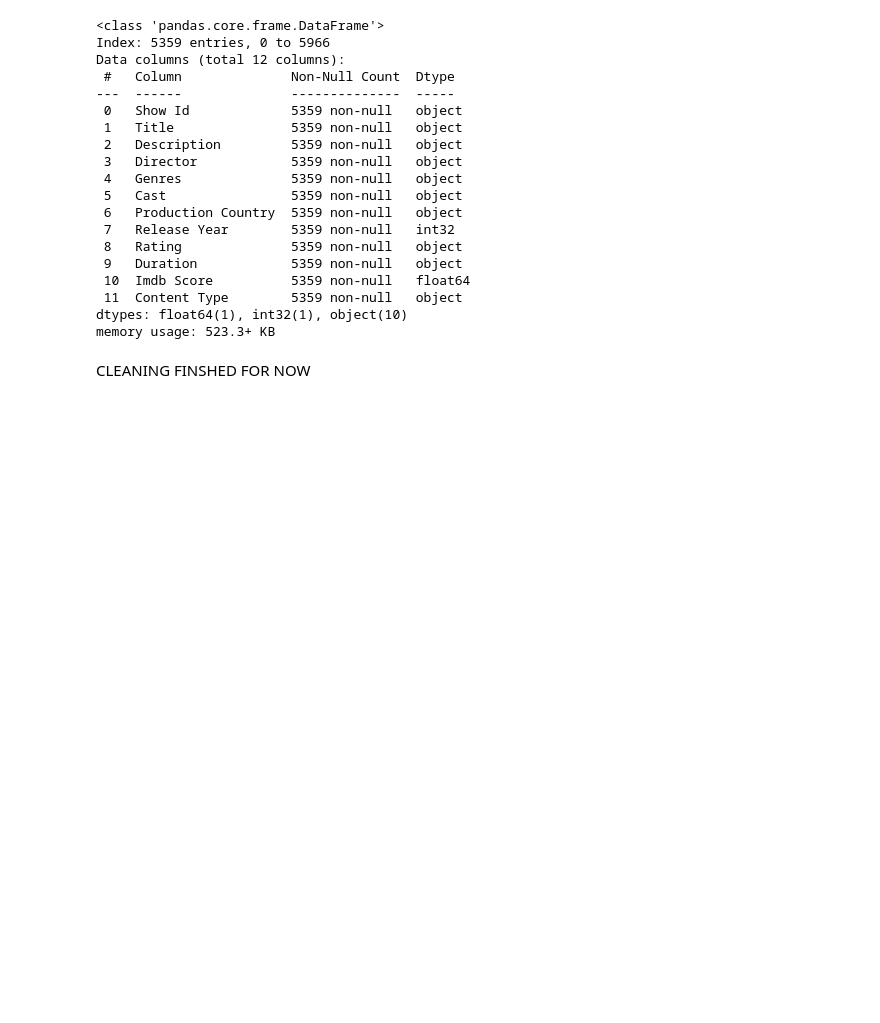
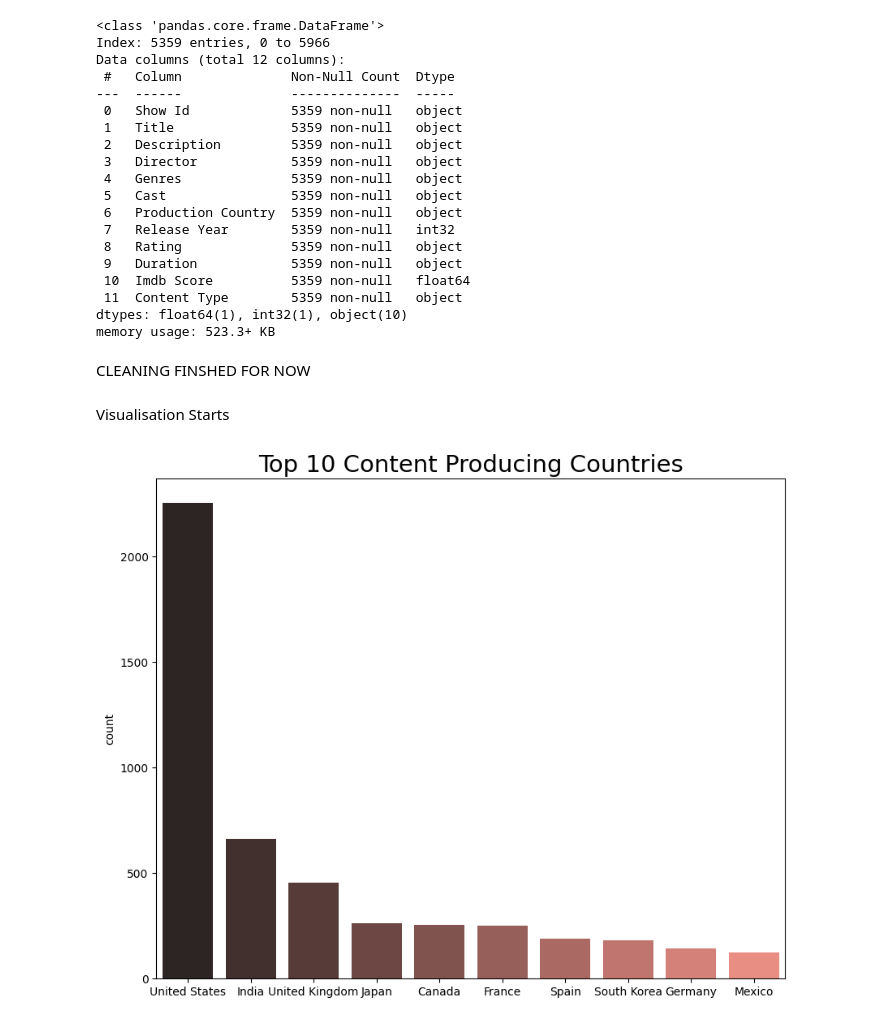
Before and after one commit to muntazircodes/netflixDataCleaning, a Jupyter notebook: netflixCleaning/netflix.ipynb, the cells around one changed output. Saved outputs shown, nothing was run; the diff lists cells and outputs as text; code cells hidden in the pictures; blank space fills up the shorter version.

Commit message:
The visualistion has been added to it

```diff
--- a/netflixCleaning/netflix.ipynb
+++ b/netflixCleaning/netflix.ipynb
@@ -156,3 +156,5 @@ dtypes: float64(1), int32(1), object(10)
 memory usage: 523.3+ KB
 # %% [markdown]
 CLEANING FINSHED FOR NOW
+# %% [markdown]
+Visualisation Starts
@@ -158,0 +165,22 @@ CLEANING FINSHED FOR NOW
+# %%
+Countries = netflix.set_index('Title')["Production Country"].str.split(', ', expand=True).stack().reset_index(level=1, drop=True)
+
+# REMOVE ROWS WHERE THE 'Production Country' IS 'Production Country unavailable'.
+Countries = Countries[Countries != 'Unavaliable']
+
+# CREATE A FIGURE WITH A SPECIFIED SIZE
+plt.figure(figsize=(10, 8))
+
+# CREATE A COUNT PLOT USING SEABORN
+# 'x' SPECIFIES THE DATA FOR THE X-AXIS.
+# 'order' SETS THE ORDER OF THE BARS BASED ON VALUE COUNTS AND SELECTS THE TOP 10.
+# 'palette' SETS THE COLOR PALETTE FOR THE PLOT.
+g = sns.countplot(x=Countries, order=Countries.value_counts().index[:10], palette='dark:salmon')
+
+# ADD A TITLE TO THE PLOT
+plt.title('Top 10 Content Producing Countries', fontsize=21)
+
+# DISPLAY THE PLOT
+plt.show()
+# %% [output]
+[figure, added]
```
Also changed, not shown: parts of 8 cells of this notebook.
